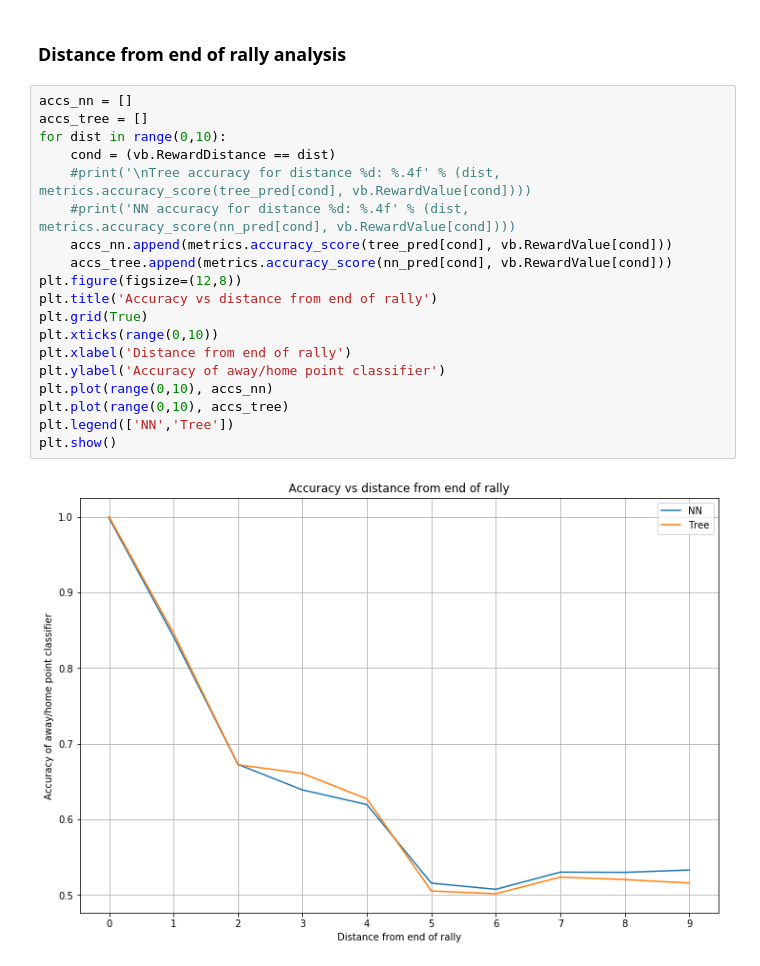
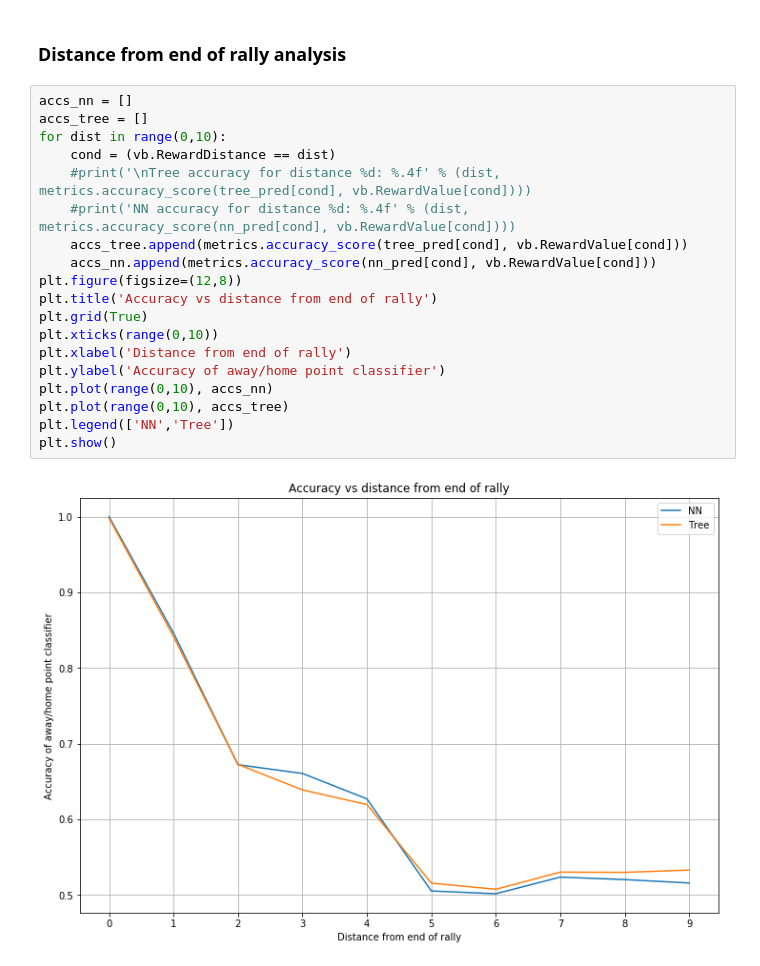
Before and after one commit to sfu-cl-lab/martin-project, a Jupyter notebook: notebook/NeuralNet.ipynb, the cells around one changed output. Saved outputs shown, nothing was run; the diff lists cells and outputs as text.

```diff
--- a/notebook/NeuralNet.ipynb
+++ b/notebook/NeuralNet.ipynb
@@ -132,21 +132,21 @@ NN:
 # %%
 accs_nn = []
 accs_tree = []
 for dist in range(0,10):
     cond = (vb.RewardDistance == dist)
     #print('\nTree accuracy for distance %d: %.4f' % (dist, metrics.accuracy_score(tree_pred[cond], vb.RewardValue[cond])))
     #print('NN accuracy for distance %d: %.4f' % (dist, metrics.accuracy_score(nn_pred[cond], vb.RewardValue[cond])))
-    accs_nn.append(metrics.accuracy_score(tree_pred[cond], vb.RewardValue[cond]))
-    accs_tree.append(metrics.accuracy_score(nn_pred[cond], vb.RewardValue[cond]))
+    accs_tree.append(metrics.accuracy_score(tree_pred[cond], vb.RewardValue[cond]))
+    accs_nn.append(metrics.accuracy_score(nn_pred[cond], vb.RewardValue[cond]))
 plt.figure(figsize=(12,8))
 plt.title('Accuracy vs distance from end of rally')
 plt.grid(True)
 plt.xticks(range(0,10))
 plt.xlabel('Distance from end of rally')
 plt.ylabel('Accuracy of away/home point classifier')
 plt.plot(range(0,10), accs_nn)
 plt.plot(range(0,10), accs_tree)
 plt.legend(['NN','Tree'])
 plt.show()
 # %% [output]
-[figure, old version]
+[figure, new version]
```
Also changed, not shown: 3 other files.
